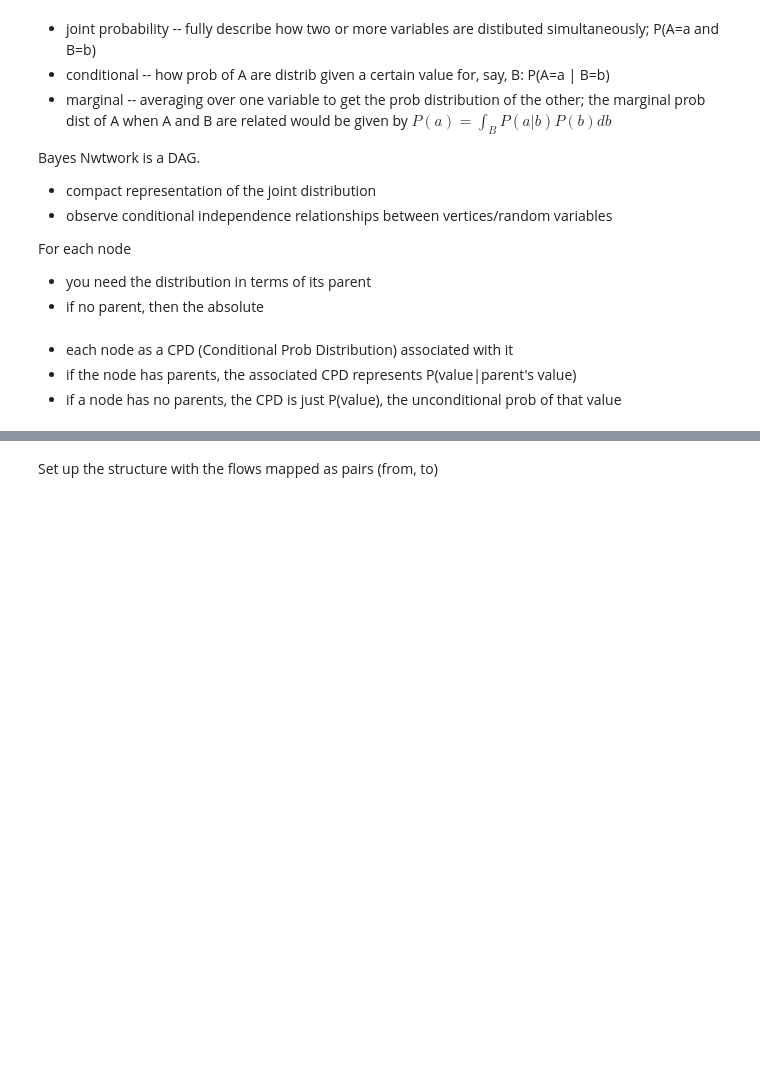
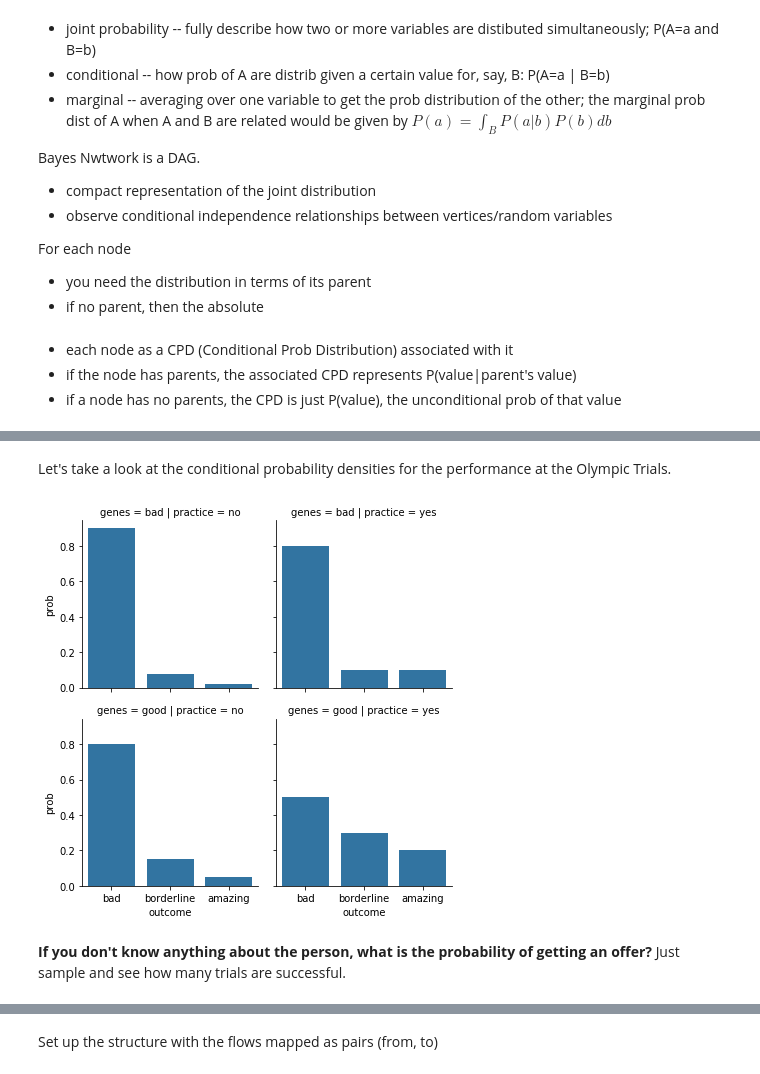
Before and after one commit to marketneutral/misc_research, a Jupyter notebook: pomegranate.ipynb, the cells around one changed output, grey strips where cells are left out. Drawn from its saved outputs; the diff is of its cells as text; code cells hidden in the pictures; blank space fills up the shorter version.

```diff
--- a/pomegranate.ipynb
+++ b/pomegranate.ipynb
@@ -89,0 +63,37 @@ offer = [
+# %%
+genes_pmf = np.array([.2, .8])  # <-- probability mass function for the outcome
+genes = ['good', 'bad']
+
+practice_pmf = np.array([.7, .3])   # <-- probability mass function for the outcome
+practice = ['yes', 'no']
+
+# indexed by (genes, practice)
+olympic_trials_cpd = {
+    ('good', 'yes'): np.array([0.5, 0.3, 0.2]),  # <-- pmf for the outcome GIVEN the two inputs
+    ('good', 'no'): np.array([0.8, 0.15, 0.05]),
+    ('bad', 'yes'): np.array([0.8, 0.1, 0.1]),
+    ('bad', 'no'): np.array([0.9, 0.08, 0.02])
+}
+olympic_trials = ['bad', 'borderline', 'amazing']
+
+# indexed by olympic_trials
+offer_cpd = {
+    'bad': np.array([0.95, 0.05]),  # <-- pmf for the outcome GIVEN the input
+    'borderline': np.array([0.8, 0.2]),
+    'amazing': np.array([0.5, 0.5])
+}
+offer = ['no', 'yes']
+# %% [markdown]
+Let's take a look at the conditional probability densities for the performance at the Olympic Trials.
+# %%
+df = pd.DataFrame(olympic_trials_cpd)
+df.index = olympic_trials
+df = df.stack().stack().reset_index()
+df.columns = ['outcome', 'practice', 'genes', 'prob']
+g = sns.FacetGrid(df, col='practice', row='genes')
+g = g.map(sns.barplot, 'outcome', 'prob', order=olympic_trials)
+# %% [output]
+[figure, added]
+# %% [markdown]
+
+**If you don't know anything about the person, what is the probability of getting an offer?** Just sample and see how many trials are successful.
```
Also changed, not shown: parts of 33 cells of this notebook.
